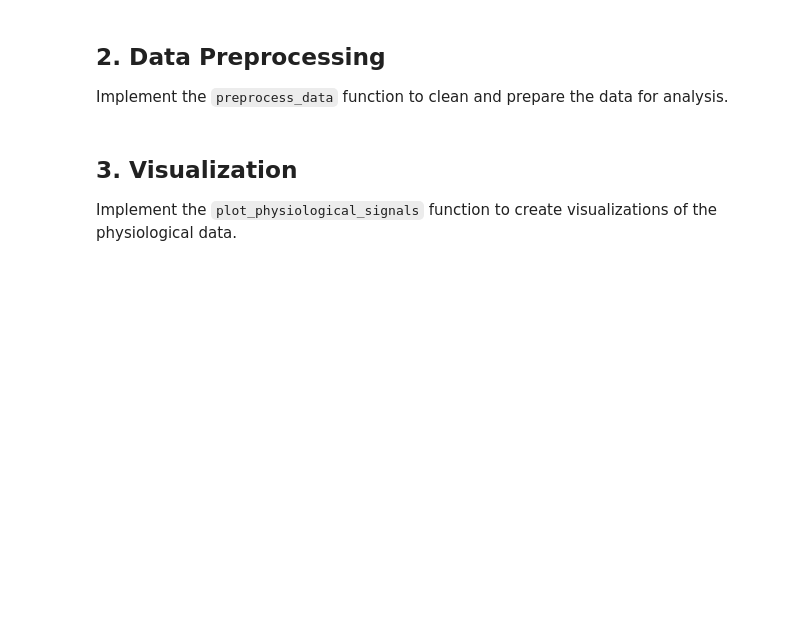
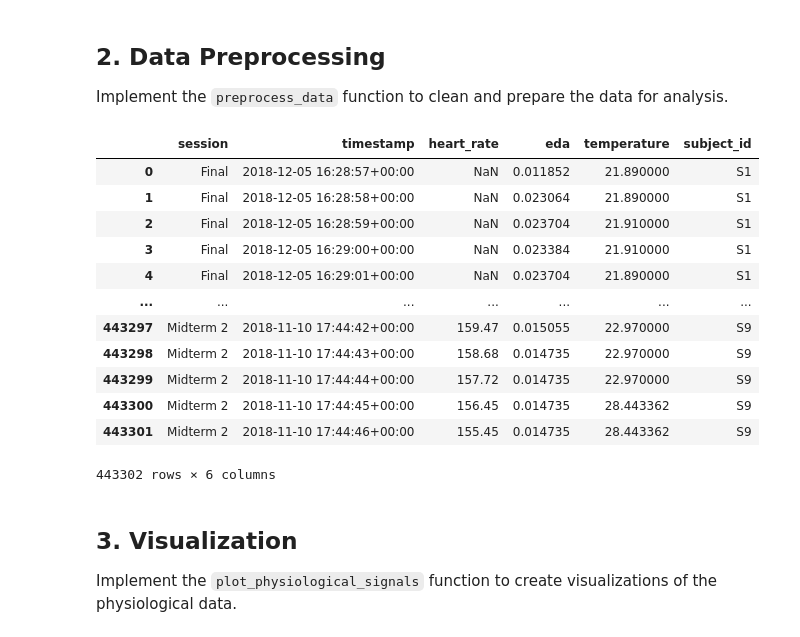
Before and after one commit to UCSF-DataSci/4-it-s-about-time-muhchellee, a Jupyter notebook: part1_exploration.ipynb, the cells around one changed output. Drawn from its saved outputs; the diff is of its cells as text; code cells hidden in the pictures; blank space fills up the shorter version.

```diff
--- a/part1_exploration.ipynb
+++ b/part1_exploration.ipynb
@@ -151,3 +175,20 @@ def preprocess_data(data, output_dir='data/processed'):
+# %%
+processed_data = preprocess_data(raw_data, output_dir='data/processed')
+processed_data
+# %% [output]
+|  | session | timestamp | heart_rate | eda | temperature | subject_id |
+| 0 | Final | 2018-12-05 16:28:57+00:00 | NaN | 0.011852 | 21.890000 | S1 |
+| 1 | Final | 2018-12-05 16:28:58+00:00 | NaN | 0.023064 | 21.890000 | S1 |
+| 2 | Final | 2018-12-05 16:28:59+00:00 | NaN | 0.023704 | 21.910000 | S1 |
+| 3 | Final | 2018-12-05 16:29:00+00:00 | NaN | 0.023384 | 21.910000 | S1 |
+| 4 | Final | 2018-12-05 16:29:01+00:00 | NaN | 0.023704 | 21.890000 | S1 |
+| ... | ... | ... | ... | ... | ... | ... |
+| 443297 | Midterm 2 | 2018-11-10 17:44:42+00:00 | 159.47 | 0.015055 | 22.970000 | S9 |
+| 443298 | Midterm 2 | 2018-11-10 17:44:43+00:00 | 158.68 | 0.014735 | 22.970000 | S9 |
+| 443299 | Midterm 2 | 2018-11-10 17:44:44+00:00 | 157.72 | 0.014735 | 22.970000 | S9 |
+| 443300 | Midterm 2 | 2018-11-10 17:44:45+00:00 | 156.45 | 0.014735 | 28.443362 | S9 |
+| 443301 | Midterm 2 | 2018-11-10 17:44:46+00:00 | 155.45 | 0.014735 | 28.443362 | S9 |
+443302 rows × 6 columns
 # %% [markdown]
 ## 3. Visualization
 
```
Also changed, not shown: parts of 7 cells of this notebook.
